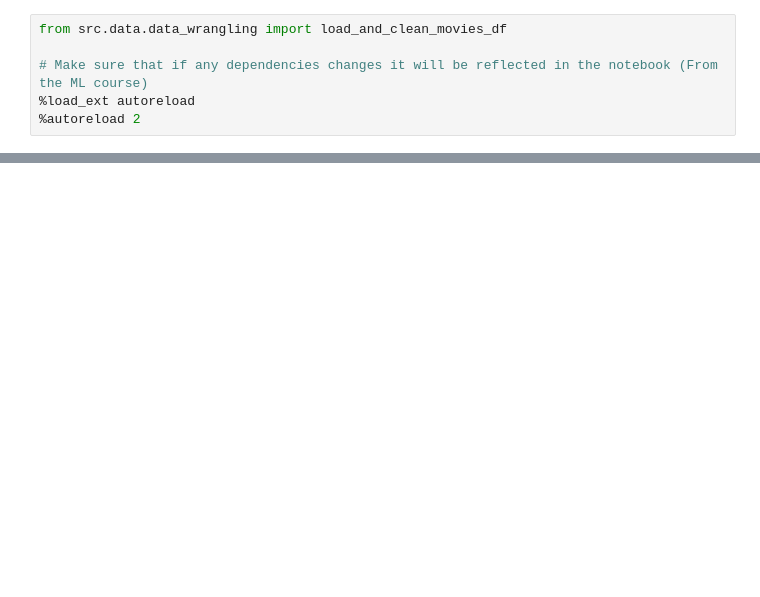
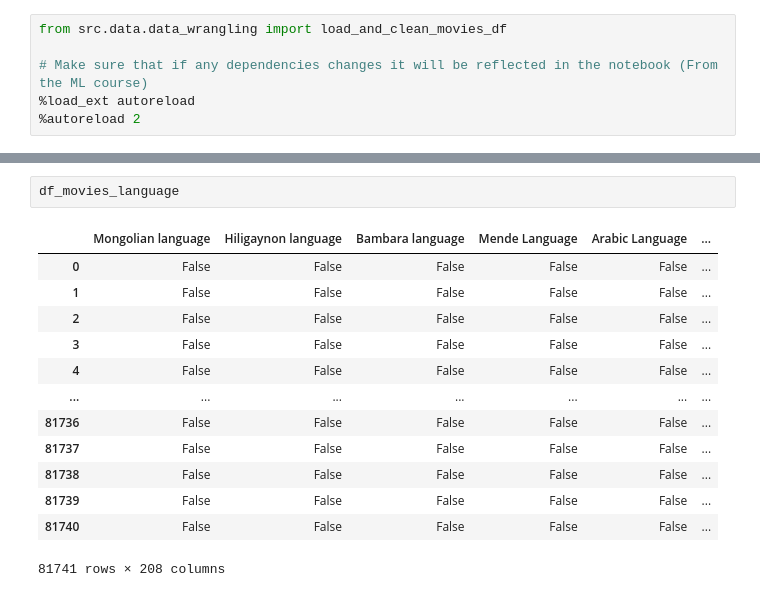
Before and after one commit to epfl-ada/ada-2024-project-sparkling, a Jupyter notebook: movie_data_testing.ipynb, the cells around one changed output, grey strips where cells are left out. Saved outputs shown, nothing was run; the diff lists cells and outputs as text; blank space fills up the shorter version.

```diff
--- a/movie_data_testing.ipynb
+++ b/movie_data_testing.ipynb
@@ -24,0 +25,16 @@ df_movies
+# %%
+df_movies_language
+# %% [output]
+|  | Mongolian language | Hiligaynon language | Bambara language | Mende Language | Arabic Language | ... |
+| 0 | False | False | False | False | False | ... |
+| 1 | False | False | False | False | False | ... |
+| 2 | False | False | False | False | False | ... |
+| 3 | False | False | False | False | False | ... |
+| 4 | False | False | False | False | False | ... |
+| ... | ... | ... | ... | ... | ... | ... |
+| 81736 | False | False | False | False | False | ... |
+| 81737 | False | False | False | False | False | ... |
+| 81738 | False | False | False | False | False | ... |
+| 81739 | False | False | False | False | False | ... |
+| 81740 | False | False | False | False | False | ... |
+81741 rows × 208 columns
```
Also changed, not shown: parts of 6 cells of this notebook, 1 other file.
